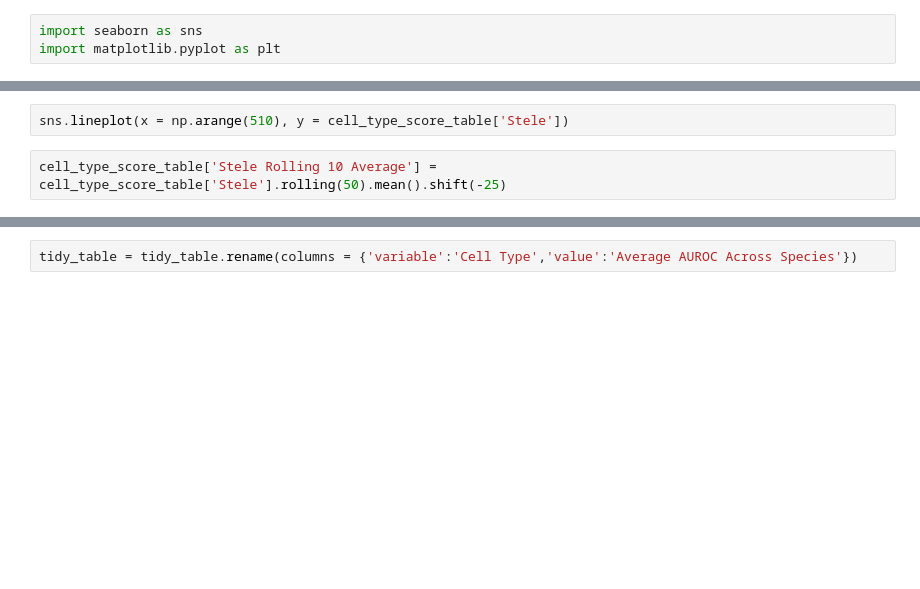
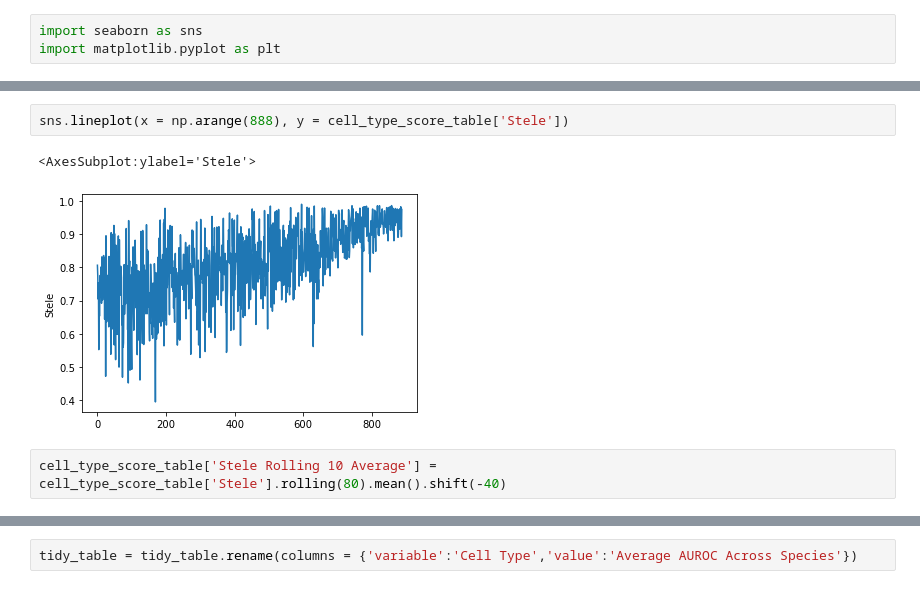
Before and after one commit to gillislab/Coexpressalog_Method_Development, a Jupyter notebook: rice_maize_data/modified_ultra_long_curve_for_paper_fig.ipynb, the cells around one changed output, grey strips where cells are left out. Drawn from its saved outputs; the diff is of its cells as text; blank space fills up the shorter version.

```diff
--- a/rice_maize_data/modified_ultra_long_curve_for_paper_fig.ipynb
+++ b/rice_maize_data/modified_ultra_long_curve_for_paper_fig.ipynb
@@ -437,5 +515,8 @@ sns.lineplot(x = np.arange(510), y = cell_type_score_table['Cortex'])
 # %%
-sns.lineplot(x = np.arange(510), y = cell_type_score_table['Stele'])
+sns.lineplot(x = np.arange(888), y = cell_type_score_table['Stele'])
+# %% [output]
+<AxesSubplot:ylabel='Stele'>
+[figure, added]
 # %%
-cell_type_score_table['Stele Rolling 10 Average'] = cell_type_score_table['Stele'].rolling(50).mean().shift(-25)
+cell_type_score_table['Stele Rolling 10 Average'] = cell_type_score_table['Stele'].rolling(80).mean().shift(-40)
 # %%
```
Also changed, not shown: parts of 41 cells of this notebook, 4 other files.
